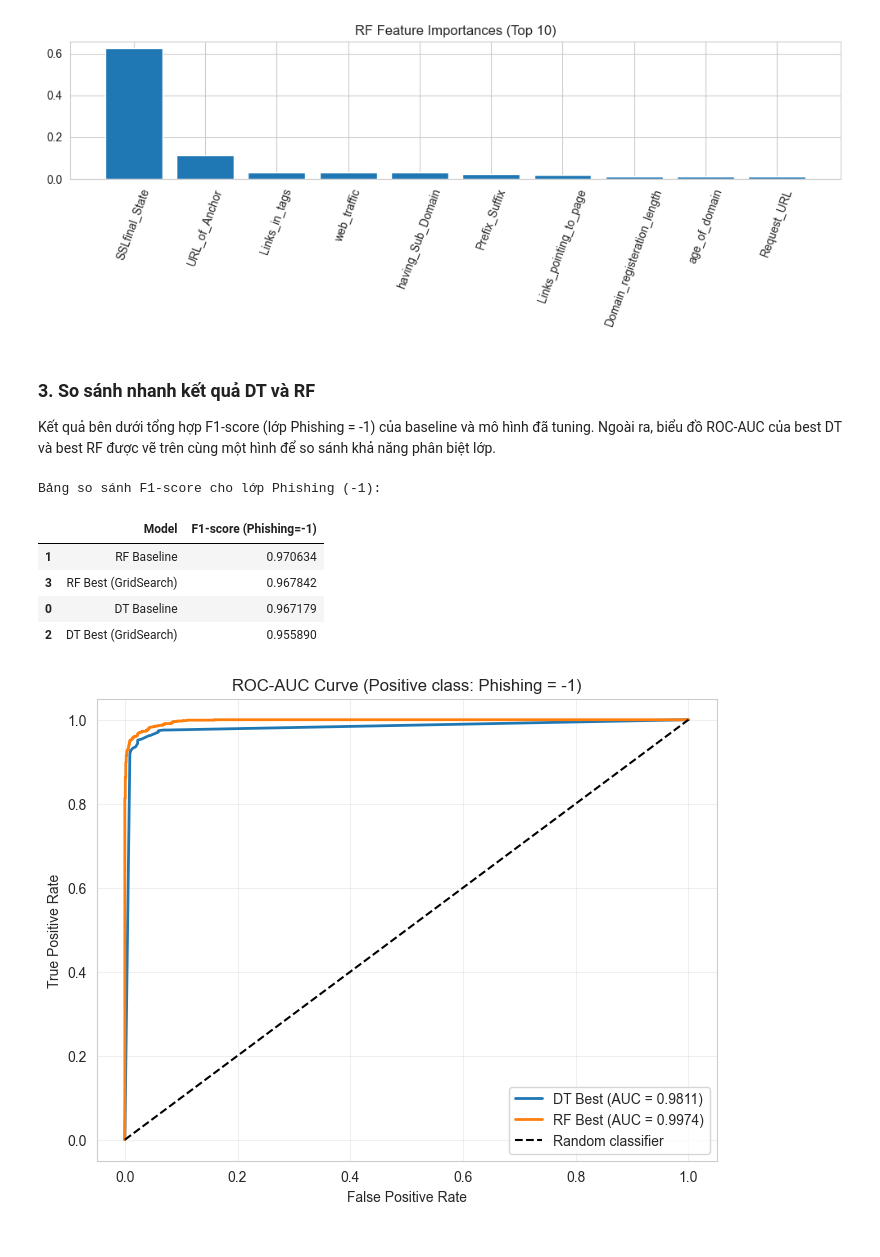
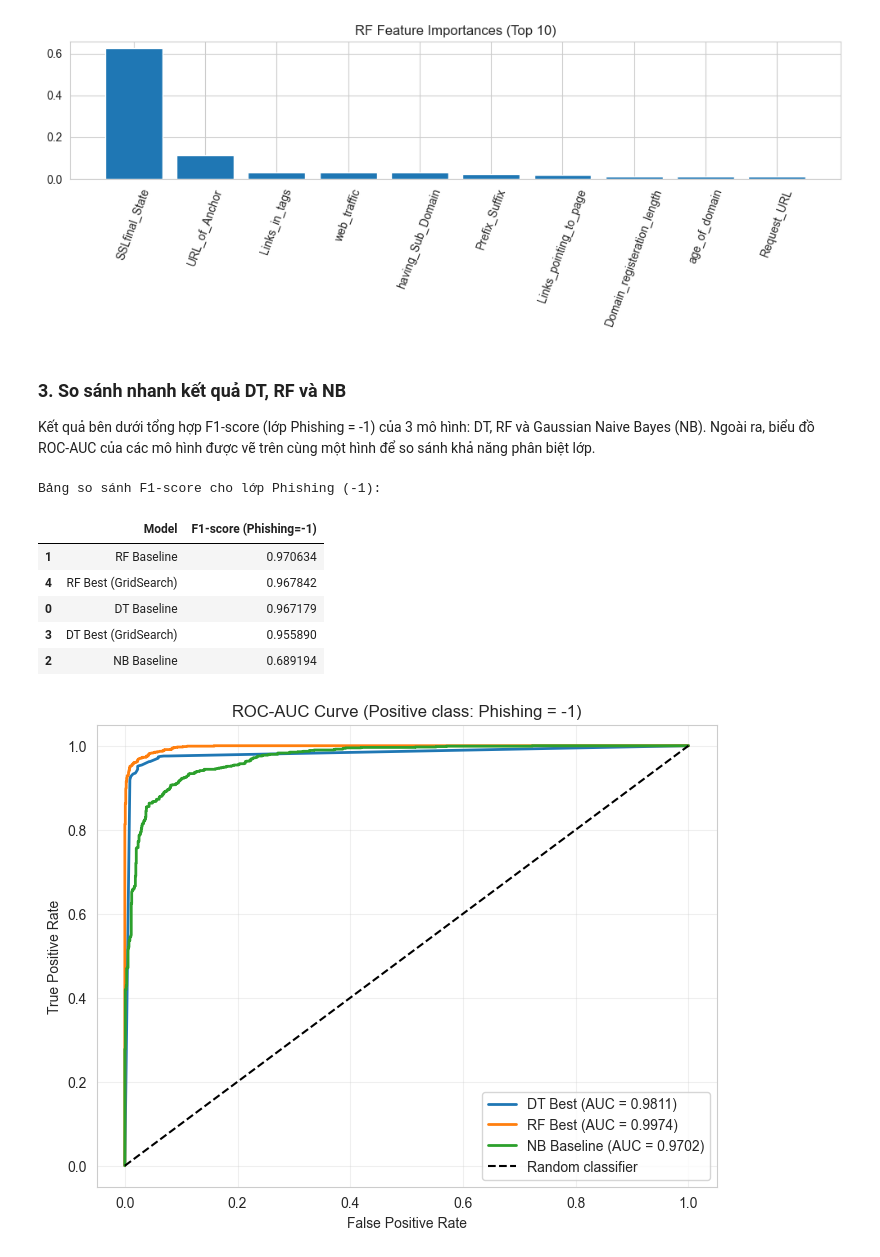
Before and after one commit to ChucNguyen1/web_phishing_datamining, a Jupyter notebook: Phishing_Website_Detection.ipynb, the cells around one changed output. Drawn from its saved outputs; the diff is of its cells as text; code cells hidden in the pictures.

Commit message:
NB - Gaussianblur

```diff
--- a/Phishing_Website_Detection.ipynb
+++ b/Phishing_Website_Detection.ipynb
@@ -259,6 +260,7 @@ Name: proportion, dtype: float64
 random_state = 42
 DT = DecisionTreeClassifier(random_state=random_state)
 RF = RandomForestClassifier(random_state=random_state)
+NB = GaussianNB()
 # %%
 # Yêu cầu 4: Chạy DT baseline
 DT.fit(X_train, y_train)
@@ -337,3 +339,23 @@ Classification report:
     accuracy                           0.97      2211
    macro avg       0.97      0.97      0.97      2211
 weighted avg       0.97      0.97      0.97      2211
+# %%
+# Yêu cầu 6: Chạy Gaussian Naive Bayes baseline
+NB.fit(X_train, y_train)
+y_pred_nb = NB.predict(X_test)
+
+acc_nb = accuracy_score(y_test, y_pred_nb)
+pre_nb = precision_score(y_test, y_pred_nb, pos_label=-1)
+rec_nb = recall_score(y_test, y_pred_nb, pos_label=-1)
+f1_nb = f1_score(y_test, y_pred_nb, pos_label=-1)
+cm_nb = confusion_matrix(y_test, y_pred_nb, labels=[-1, 1])
+
+print('Gaussian Naive Bayes - Baseline (Positive class = Phishing -1)')
+print(f'Accuracy : {acc_nb:.4f}')
+print(f'Precision (Phishing=-1): {pre_nb:.4f}')
+print(f'Recall    (Phishing=-1): {rec_nb:.4f}')
+print(f'F1-score  (Phishing=-1): {f1_nb:.4f}')
+print('Confusion matrix (rows=true, cols=pred; labels=[-1,1]):')
+print(cm_nb)
+print('\nClassification report:')
+print(classification_report(y_test, y_pred_nb, labels=[-1, 1]))
@@ -572,48 +616,66 @@ Top 10 feature importances (RF):
 10. Request_URL: 0.0116
 [figure]
 # %% [markdown]
-### 3. So sánh nhanh kết quả DT và RF
-Kết quả bên dưới tổng hợp F1-score (lớp Phishing = -1) của baseline và mô hình đã tuning.
-Ngoài ra, biểu đồ ROC-AUC của best DT và best RF được vẽ trên cùng một hình để so sánh khả năng phân biệt lớp.
+### 3. So sánh nhanh kết quả DT, RF và NB
+Kết quả bên dưới tổng hợp F1-score (lớp Phishing = -1) của 3 mô hình: DT, RF và Gaussian Naive Bayes (NB).
+Ngoài ra, biểu đồ ROC-AUC của các mô hình được vẽ trên cùng một hình để so sánh khả năng phân biệt lớp.
 # %%
 summary = pd.DataFrame({
-    'Model': ['DT Baseline', 'RF Baseline', 'DT Best (GridSearch)', 'RF Best (GridSearch)'],
-    'F1-score (Phishing=-1)': [f1_dt, f1_rf, best_tree_test_f1, best_forest_test_f1]
+    'Model': [
+        'DT Baseline',
+        'RF Baseline',
+        'NB Baseline',
+        'DT Best (GridSearch)',
+        'RF Best (GridSearch)'
+    ],
+    'F1-score (Phishing=-1)': [
+        f1_dt,
+        f1_rf,
+        f1_nb,
+        best_tree_test_f1,
+        best_forest_test_f1
+    ]
 }).sort_values('F1-score (Phishing=-1)', ascending=False)
 
 print('Bảng so sánh F1-score cho lớp Phishing (-1):')
 display(summary)
 
-# ROC-AUC cho best DT và best RF (xem Phishing=-1 là positive class)
+# ROC-AUC cho các mô hình (xem Phishing=-1 là positive class)
 dt_pos_idx = np.where(best_tree.classes_ == -1)[0][0]
 rf_pos_idx = np.where(best_forest.classes_ == -1)[0][0]
+nb_pos_idx = np.where(NB.classes_ == -1)[0][0]
 
 y_score_dt = best_tree.predict_proba(X_test)[:, dt_pos_idx]
 y_score_rf = best_forest.predict_proba(X_test)[:, rf_pos_idx]
+y_score_nb = NB.predict_proba(X_test)[:, nb_pos_idx]
 
 y_true_bin = (y_test == -1).astype(int)
 
 fpr_dt, tpr_dt, _ = roc_curve(y_true_bin, y_score_dt)
 fpr_rf, tpr_rf, _ = roc_curve(y_true_bin, y_score_rf)
+fpr_nb, tpr_nb, _ = roc_curve(y_true_bin, y_score_nb)
 
 auc_dt = roc_auc_score(y_true_bin, y_score_dt)
 auc_rf = roc_auc_score(y_true_bin, y_score_rf)
+auc_nb = roc_auc_score(y_true_bin, y_score_nb)
 
 plt.figure(figsize=(8, 6))
 plt.plot(fpr_dt, tpr_dt, label=f'DT Best (AUC = {auc_dt:.4f})', linewidth=2)
 plt.plot(fpr_rf, tpr_rf, label=f'RF Best (AUC = {auc_rf:.4f})', linewidth=2)
+plt.plot(fpr_nb, tpr_nb, label=f'NB Baseline (AUC = {auc_nb:.4f})', linewidth=2)
 plt.plot([0, 1], [0, 1], 'k--', label='Random classifier')
 plt.xlabel('False Positive Rate')
 plt.ylabel('True Positive Rate')
 plt.title('ROC-AUC Curve (Positive class: Phishing = -1)')
 plt.legend(loc='lower right')
 plt.grid(alpha=0.3)
 plt.show()
 # %% [output]
 Bảng so sánh F1-score cho lớp Phishing (-1):
 |  | Model | F1-score (Phishing=-1) |
 | 1 | RF Baseline | 0.970634 |
-| 3 | RF Best (GridSearch) | 0.967842 |
+| 4 | RF Best (GridSearch) | 0.967842 |
 | 0 | DT Baseline | 0.967179 |
-| 2 | DT Best (GridSearch) | 0.955890 |
+| 3 | DT Best (GridSearch) | 0.955890 |
+| 2 | NB Baseline | 0.689194 |
-[figure, old version]
+[figure, new version]
```
Also changed, not shown: parts of 3 cells of this notebook, 1 other file.
